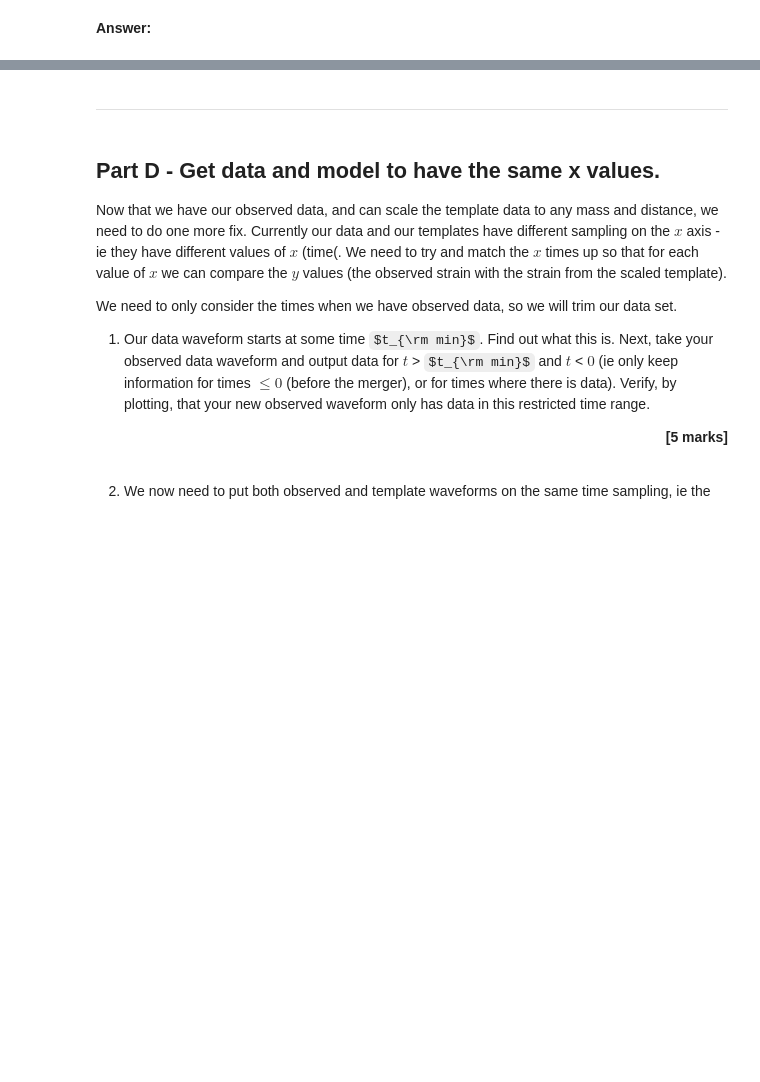
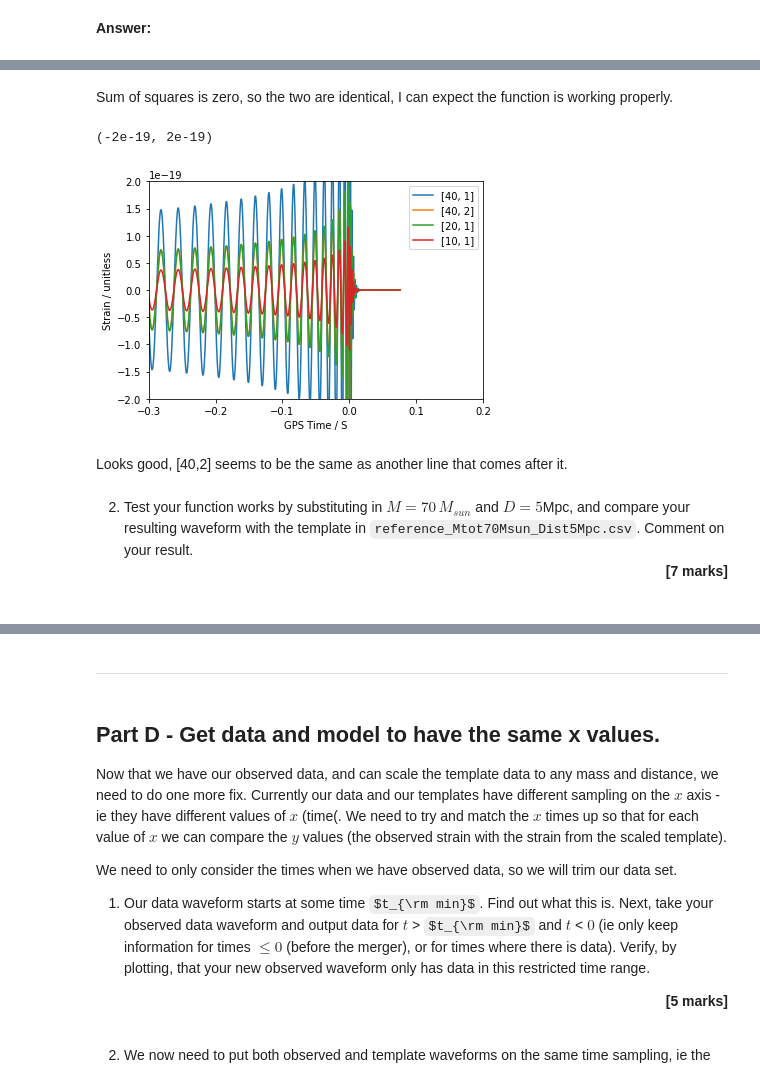
Before and after one commit to Clarke-Jools-36/DataAnalysis22, a Jupyter notebook: CA2_MiniProject.ipynb, the cells around one changed output, grey strips where cells are left out. Saved outputs shown, nothing was run; the diff lists cells and outputs as text; code cells hidden in the pictures; some formulas as TeX source; blank space fills up the shorter version.

```diff
--- a/CA2_MiniProject.ipynb
+++ b/CA2_MiniProject.ipynb
@@ -204,0 +295,22 @@ You will need to follow the steps below when answering this question:
+# %% [markdown]
+Sum of squares is zero, so the two are identical, I can expect the function is working properly.
+# %%
+md_ = [[40,1],[40,2],[20,1],[10,1]]
+
+for i in md_:
+  plt.plot(refIn["time (s)"],scale_ref(*i), label = i)
+
+
+
+plt.legend()
+plt.xlabel("GPS Time / S")
+plt.ylabel("Strain / unitless")
+plt.xlim(-0.3,0.2)
+plt.ylim(-2e-19,2e-19)
+# %% [output]
+(-2e-19, 2e-19)
+[figure, added]
+# %% [markdown]
+Looks good, [40,2] seems to be the same as another line that comes after it.
+# %% [markdown]
+2. Test your function works by substituting in $M=70\,M_{sun}$ and $D=5$Mpc, and compare your resulting waveform with the template in `reference_Mtot70Msun_Dist5Mpc.csv`.  Comment on your result. <div align="right">**[7 marks]**</div><br>
```
Also changed, not shown: parts of 26 cells of this notebook.
